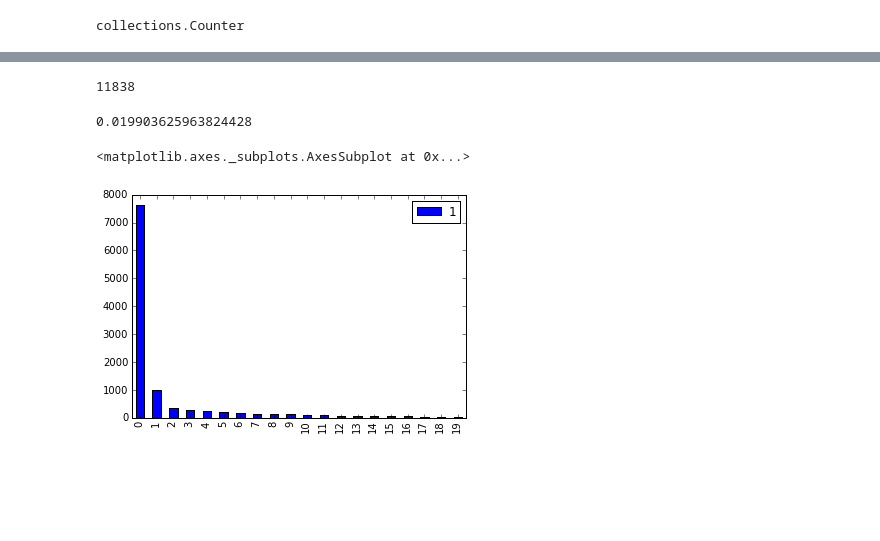
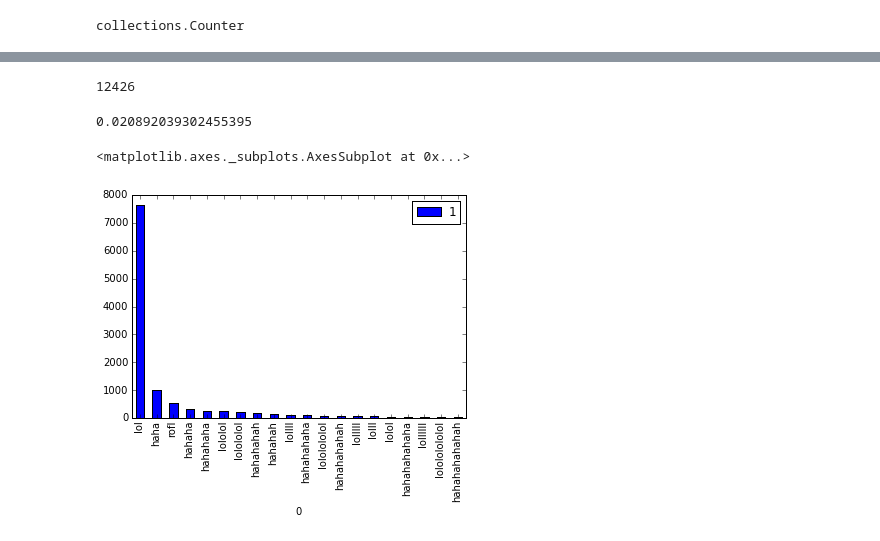
Before and after one commit to VitamintK/Facebook-Message-Analysis, a Jupyter notebook: fbma.ipynb, the cells around one changed output, grey strips where cells are left out. Saved outputs shown, nothing was run; the diff lists cells and outputs as text; code cells hidden in the pictures; blank space fills up the shorter version.

```diff
--- a/fbma.ipynb
+++ b/fbma.ipynb
@@ -63,7 +69,7 @@ kevin[types!=str]
 # %%
 def laugh_words(words):
     for word, amount in sorted(words.items(), key=lambda x: x[1], reverse = True):
-        if set(word) in ({"h", "a"}, {"l", "o"}):
+        if (set(word) in ({"h", "a"}, {"l", "o"})) or (word[:4] == "rofl"):
             if word not in {'ah'}:
                 yield (word, amount)
 # %%
@@ -139,16 +145,16 @@ sum(kwords.values())
 # %%
 lwords[1].sum()
 # %% [output]
-11838
+12426
 # %%
 lwords[1].sum()/sum(kwords.values())
 #proportion of the words that I say that are laughter
 # %% [output]
-0.019903625963824428
+0.020892039302455395
 # %%
-lwords.set_index(0)
+lwords = lwords.set_index(0)
 lwords[:20].plot(kind="bar")
 # %% [output]
 <matplotlib.axes._subplots.AxesSubplot at 0x...>
-[figure, old version]
+[figure, new version]
 # %%
```
Also changed, not shown: parts of 16 cells of this notebook, 2 other files.
